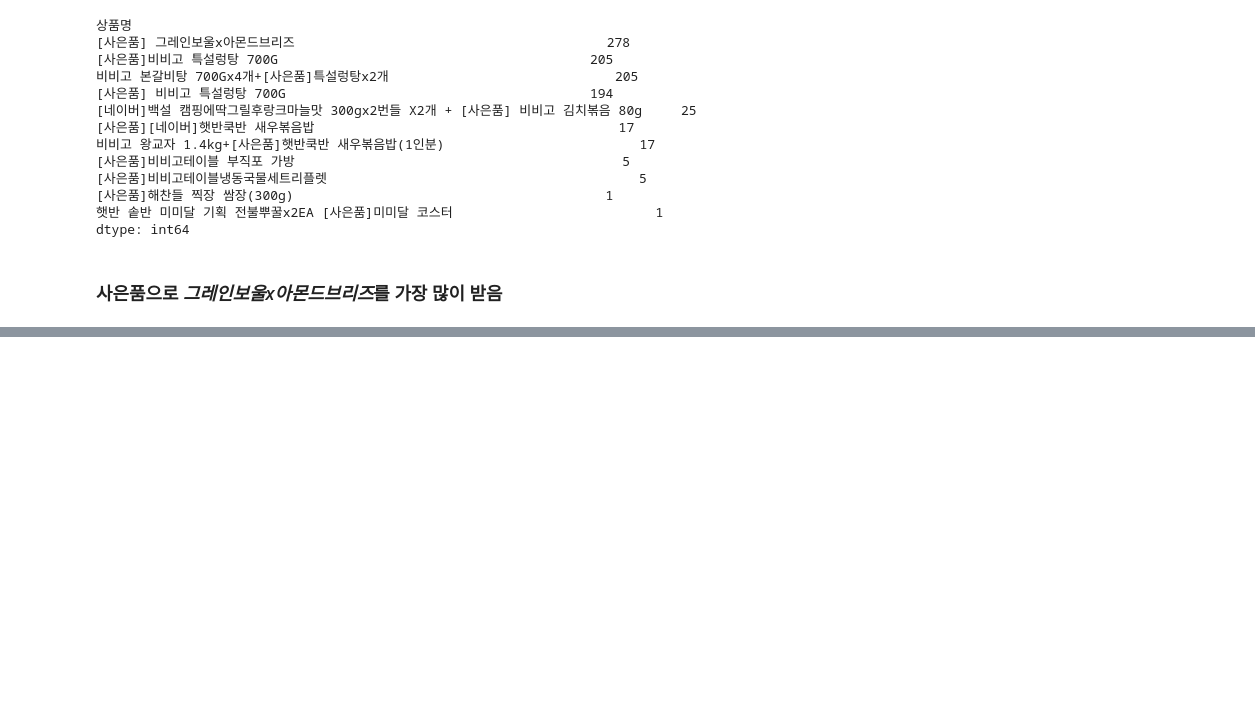
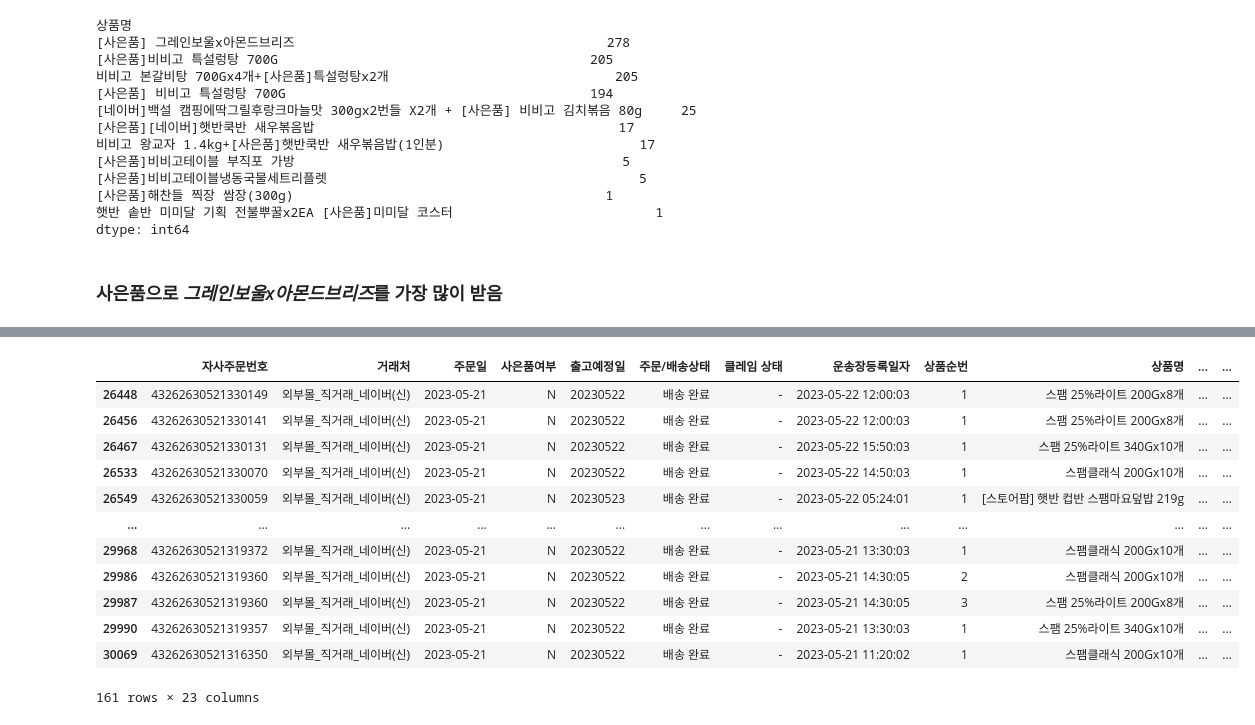
Before and after one commit to ha-es/doit_python, a Jupyter notebook: BDA/내부공모전/naver.ipynb, the cells around one changed output, grey strips where cells are left out. Drawn from its saved outputs; the diff is of its cells as text; code cells hidden in the pictures; blank space fills up the shorter version.

```diff
--- a/BDA/내부공모전/naver.ipynb
+++ b/BDA/내부공모전/naver.ipynb
@@ -541,0 +575,17 @@ dtype: int64
+# %%
+a = a[a['상품명'].str.contains('스팸')]
+a
+# %% [output]
+|  | 자사주문번호 | 거래처 | 주문일 | 사은품여부 | 출고예정일 | 주문/배송상태 | 클레임 상태 | 운송장등록일자 | 상품순번 | 상품명 | ... | ... |
+| 26448 | 43262630521330149 | 외부몰_직거래_네이버(신) | 2023-05-21 | N | 20230522 | 배송 완료 | - | 2023-05-22 12:00:03 | 1 | 스팸 25%라이트 200Gx8개 | ... | ... |
+| 26456 | 43262630521330141 | 외부몰_직거래_네이버(신) | 2023-05-21 | N | 20230522 | 배송 완료 | - | 2023-05-22 12:00:03 | 1 | 스팸 25%라이트 200Gx8개 | ... | ... |
+| 26467 | 43262630521330131 | 외부몰_직거래_네이버(신) | 2023-05-21 | N | 20230522 | 배송 완료 | - | 2023-05-22 15:50:03 | 1 | 스팸 25%라이트 340Gx10개 | ... | ... |
+| 26533 | 43262630521330070 | 외부몰_직거래_네이버(신) | 2023-05-21 | N | 20230522 | 배송 완료 | - | 2023-05-22 14:50:03 | 1 | 스팸클래식 200Gx10개 | ... | ... |
+| 26549 | 43262630521330059 | 외부몰_직거래_네이버(신) | 2023-05-21 | N | 20230523 | 배송 완료 | - | 2023-05-22 05:24:01 | 1 | [스토어팜] 햇반 컵반 스팸마요덮밥 219g | ... | ... |
+| ... | ... | ... | ... | ... | ... | ... | ... | ... | ... | ... | ... | ... |
+| 29968 | 43262630521319372 | 외부몰_직거래_네이버(신) | 2023-05-21 | N | 20230522 | 배송 완료 | - | 2023-05-21 13:30:03 | 1 | 스팸클래식 200Gx10개 | ... | ... |
+| 29986 | 43262630521319360 | 외부몰_직거래_네이버(신) | 2023-05-21 | N | 20230522 | 배송 완료 | - | 2023-05-21 14:30:05 | 2 | 스팸클래식 200Gx10개 | ... | ... |
+| 29987 | 43262630521319360 | 외부몰_직거래_네이버(신) | 2023-05-21 | N | 20230522 | 배송 완료 | - | 2023-05-21 14:30:05 | 3 | 스팸 25%라이트 200Gx8개 | ... | ... |
+| 29990 | 43262630521319357 | 외부몰_직거래_네이버(신) | 2023-05-21 | N | 20230522 | 배송 완료 | - | 2023-05-21 13:30:03 | 1 | 스팸 25%라이트 340Gx10개 | ... | ... |
+| 30069 | 43262630521316350 | 외부몰_직거래_네이버(신) | 2023-05-21 | N | 20230522 | 배송 완료 | - | 2023-05-21 11:20:02 | 1 | 스팸클래식 200Gx10개 | ... | ... |
+161 rows × 23 columns
```
Also changed, not shown: parts of 6 cells of this notebook, 3 other files.
